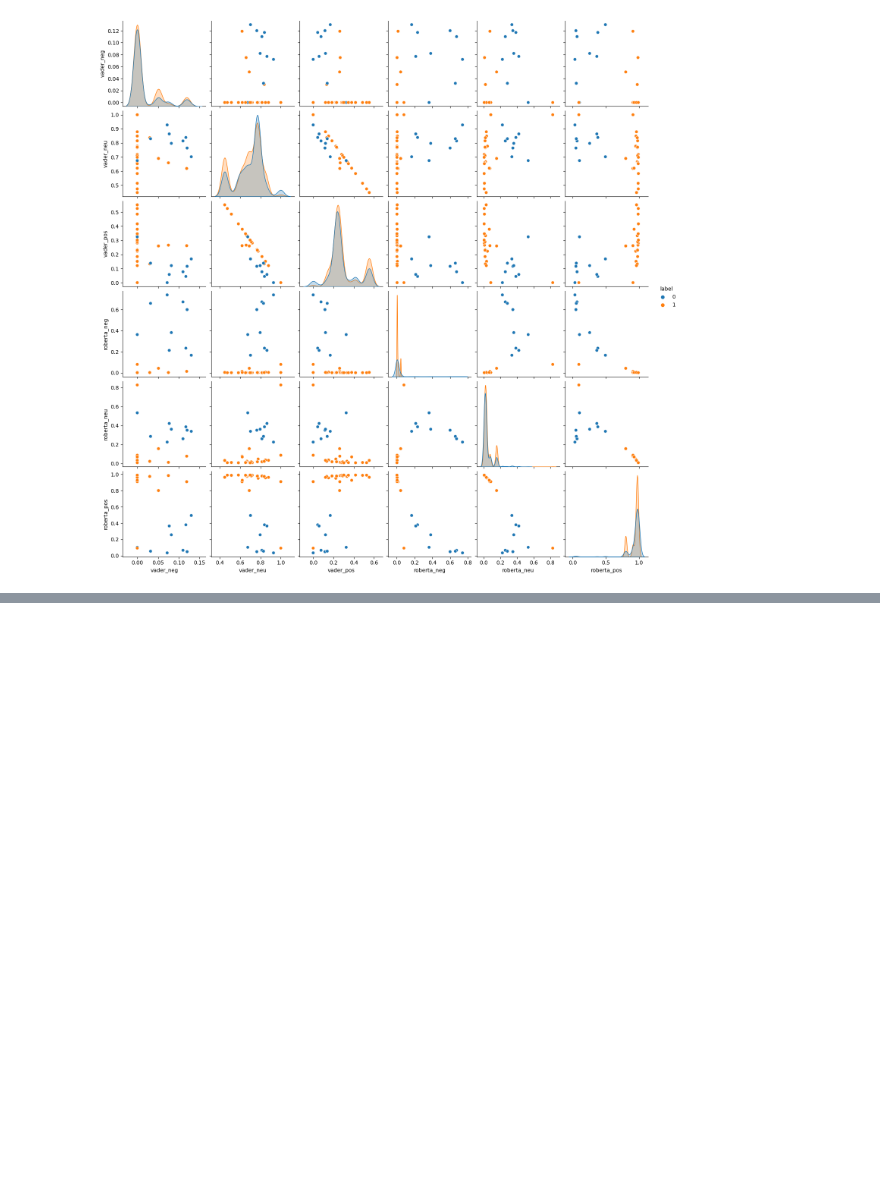
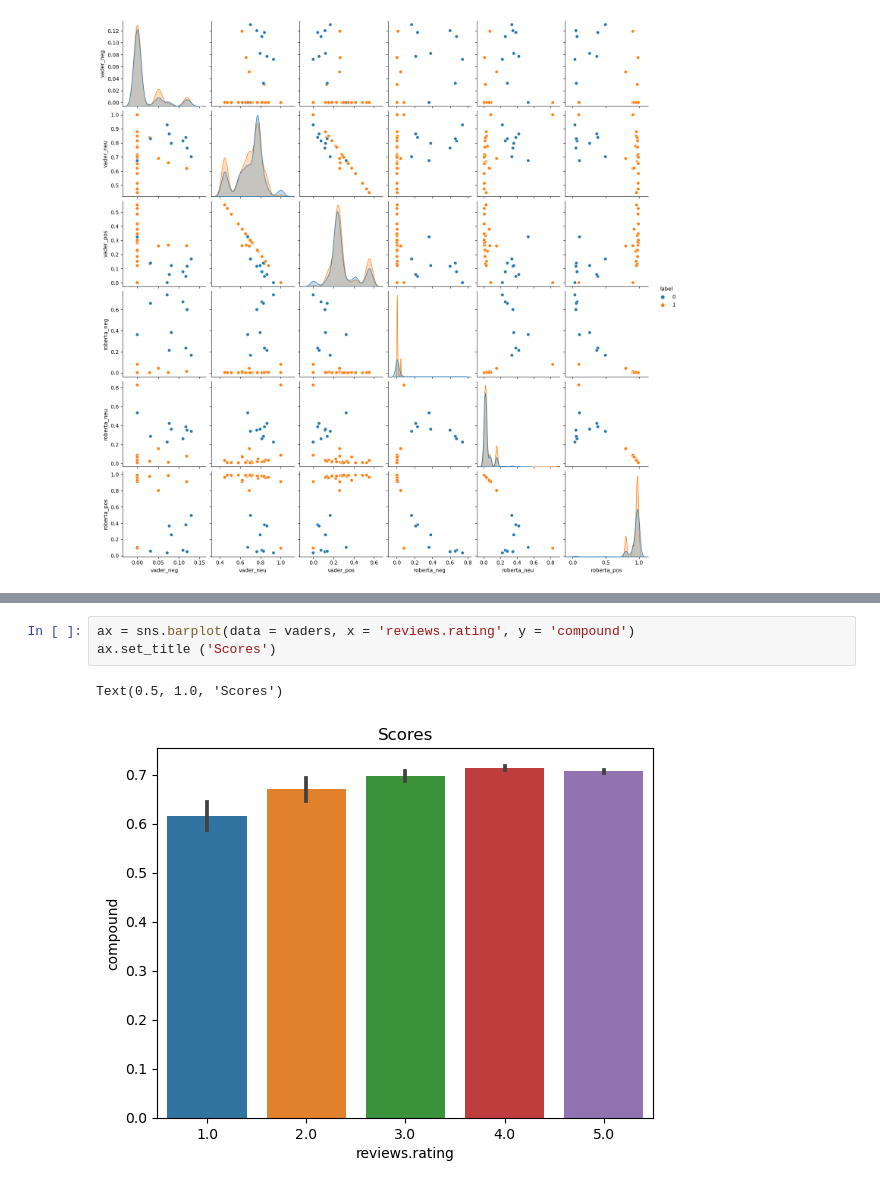
Before and after one commit to MartaTeo/ML-Project-CSE204, a Jupyter notebook: NLPtry.ipynb, the cells around one changed output, grey strips where cells are left out. Cells and saved outputs as stored; diff of their text form; blank space fills up the shorter version.

```diff
--- a/NLPtry.ipynb
+++ b/NLPtry.ipynb
@@ -334,0 +417,6 @@ plt.show()
+# %%
+ax = sns.barplot(data = vaders, x = 'reviews.rating', y = 'compound')
+ax.set_title ('Scores')
+# %% [output]
+Text(0.5, 1.0, 'Scores')
+[figure, added]
```
Also changed, not shown: parts of 16 cells of this notebook.
